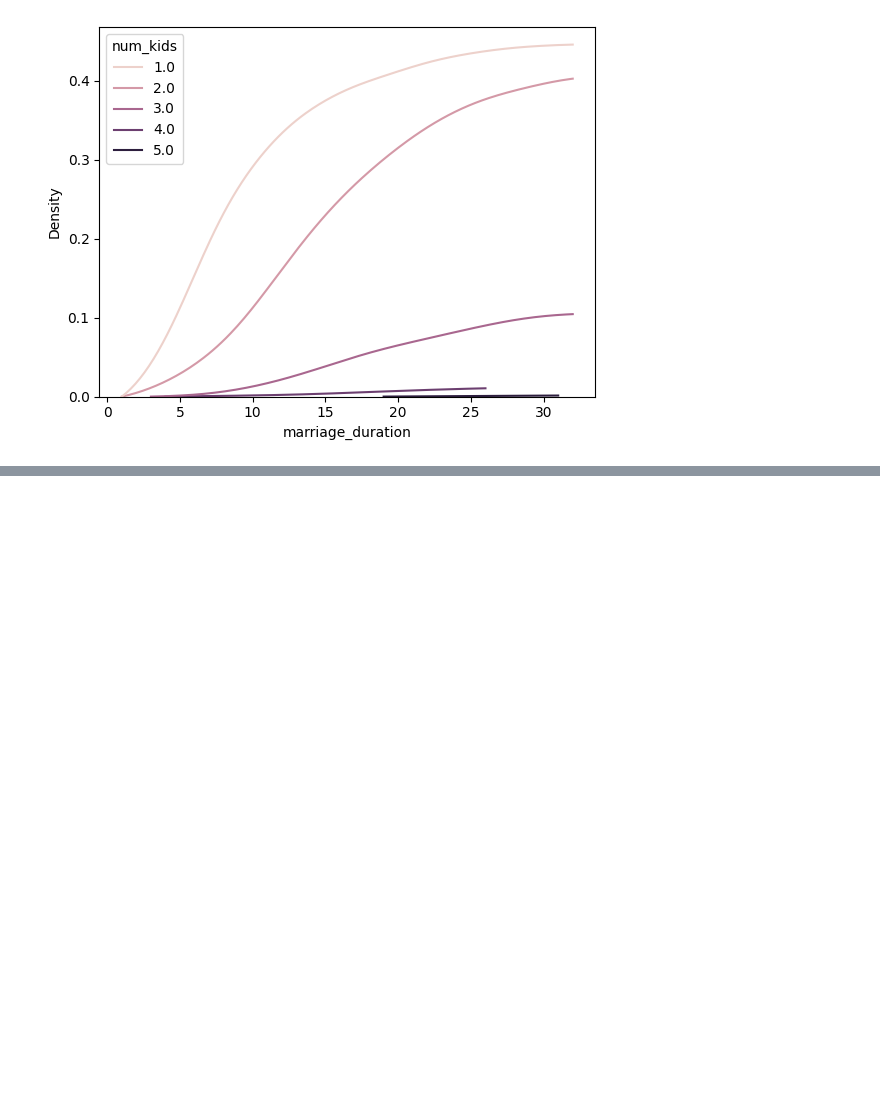
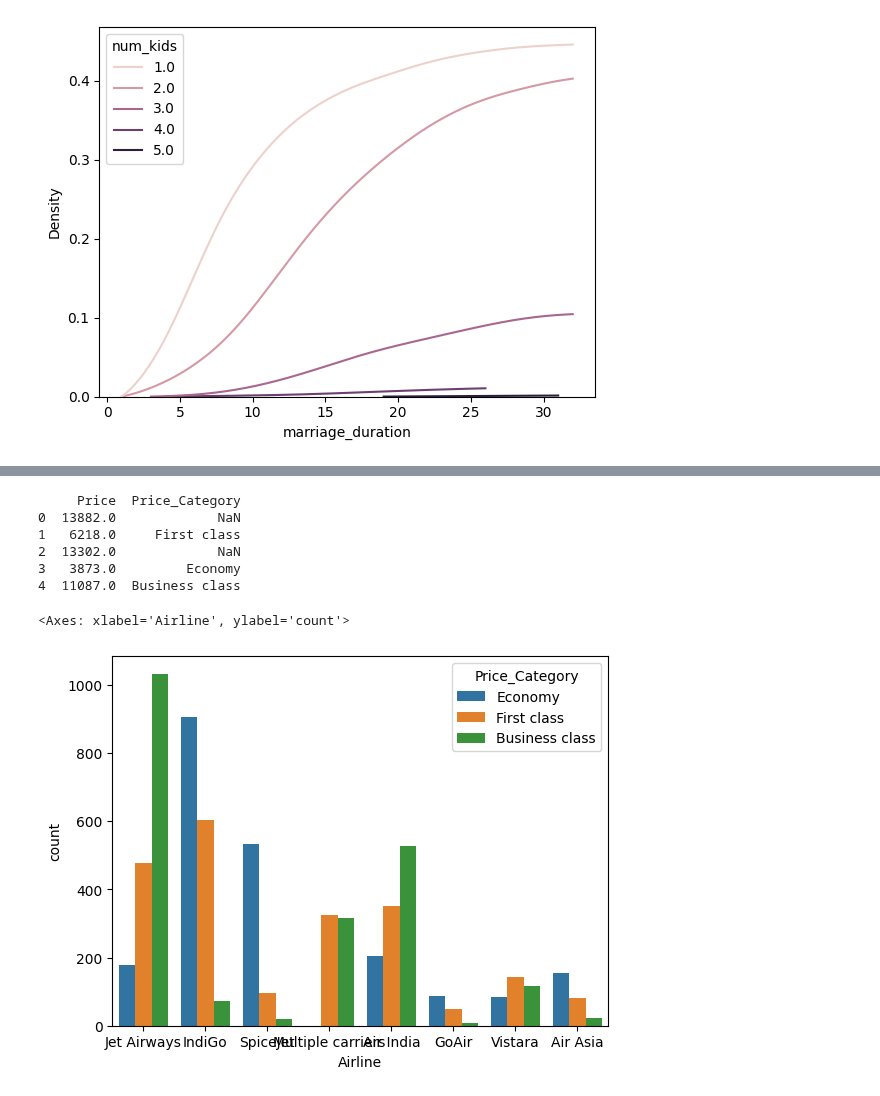
Before and after one commit to shreyasstha/data, a Jupyter notebook: EDA.ipynb, the cells around one changed output, grey strips where cells are left out. Saved outputs shown, nothing was run; the diff lists cells and outputs as text; code cells hidden in the pictures; blank space fills up the shorter version.

```diff
--- a/EDA.ipynb
+++ b/EDA.ipynb
@@ -1023,0 +1259,2 @@ plt.show()
+# %%
+plane["Dep_Hour"] = plane["Dep_Time"].dt.hour
@@ -1023,0 +1263,11 @@ plt.show()
+# %%
+#75th percentile
+price_seventy_fifth = plane["Price"].quantile(0.75)
+median = plane["Price"].median()
+
+#75th percentile
+price_twenty_fifth = plane["Price"].quantile(0.25)
+mean = plane["Price"].mean()
+
+print(median)
+print(mean)
@@ -1023,0 +1289,21 @@ plt.show()
+# %%
+labels = ["Economy", "First class", "Business class"]
+bins = [0, price_twenty_fifth, median , price_seventy_fifth]
+# %%
+plane["Price_Category"] = pd.cut(plane["Price"],
+                                 labels=labels,
+                                 bins=bins)
+# %%
+print(plane[["Price", "Price_Category"]].head())
+# %% [output]
+     Price  Price_Category
+0  13882.0             NaN
+1   6218.0     First class
+2  13302.0             NaN
+3   3873.0         Economy
+4  11087.0  Business class
+# %%
+sns.countplot(data=plane, x="Airline", hue="Price_Category")
+# %% [output]
+<Axes: xlabel='Airline', ylabel='count'>
+[figure, added]
```
Also changed, not shown: parts of 28 cells of this notebook.
